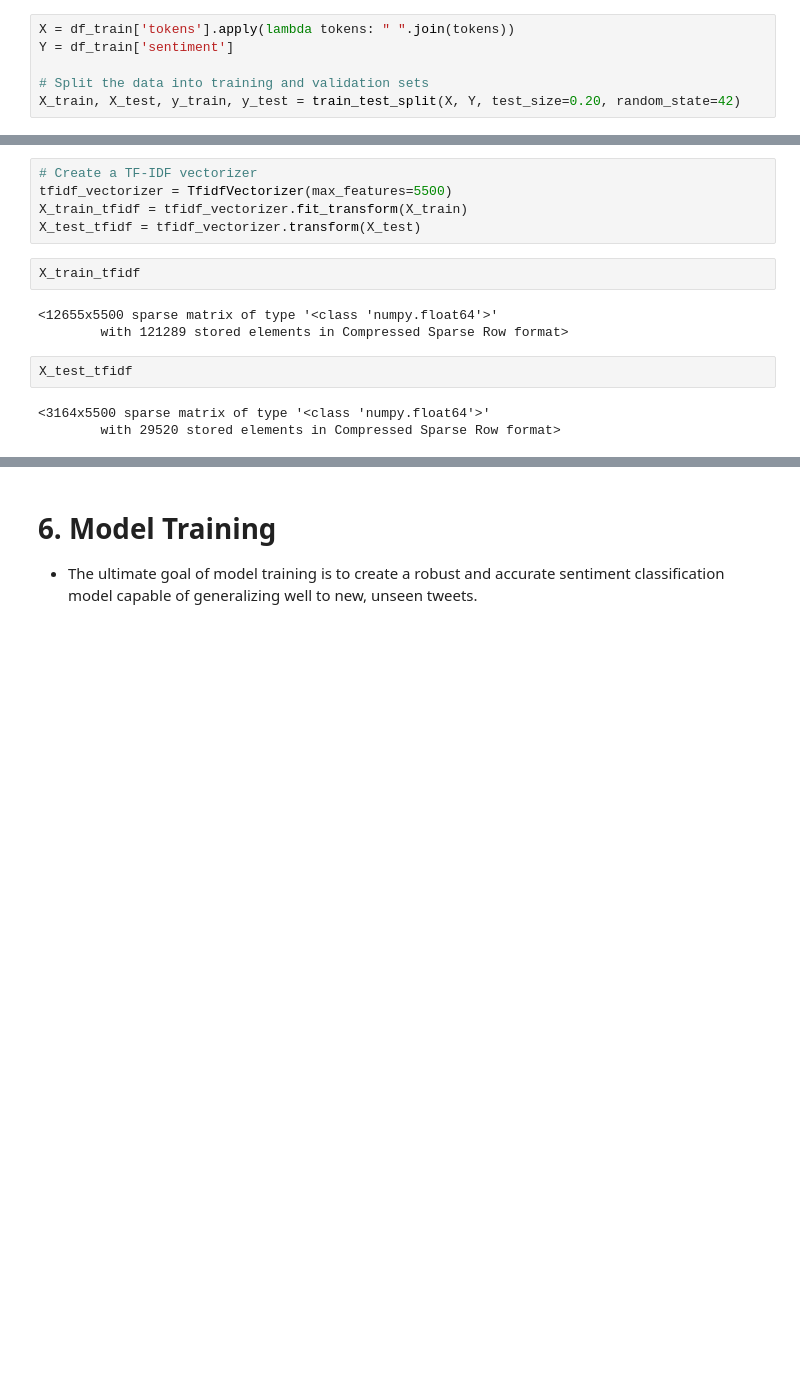
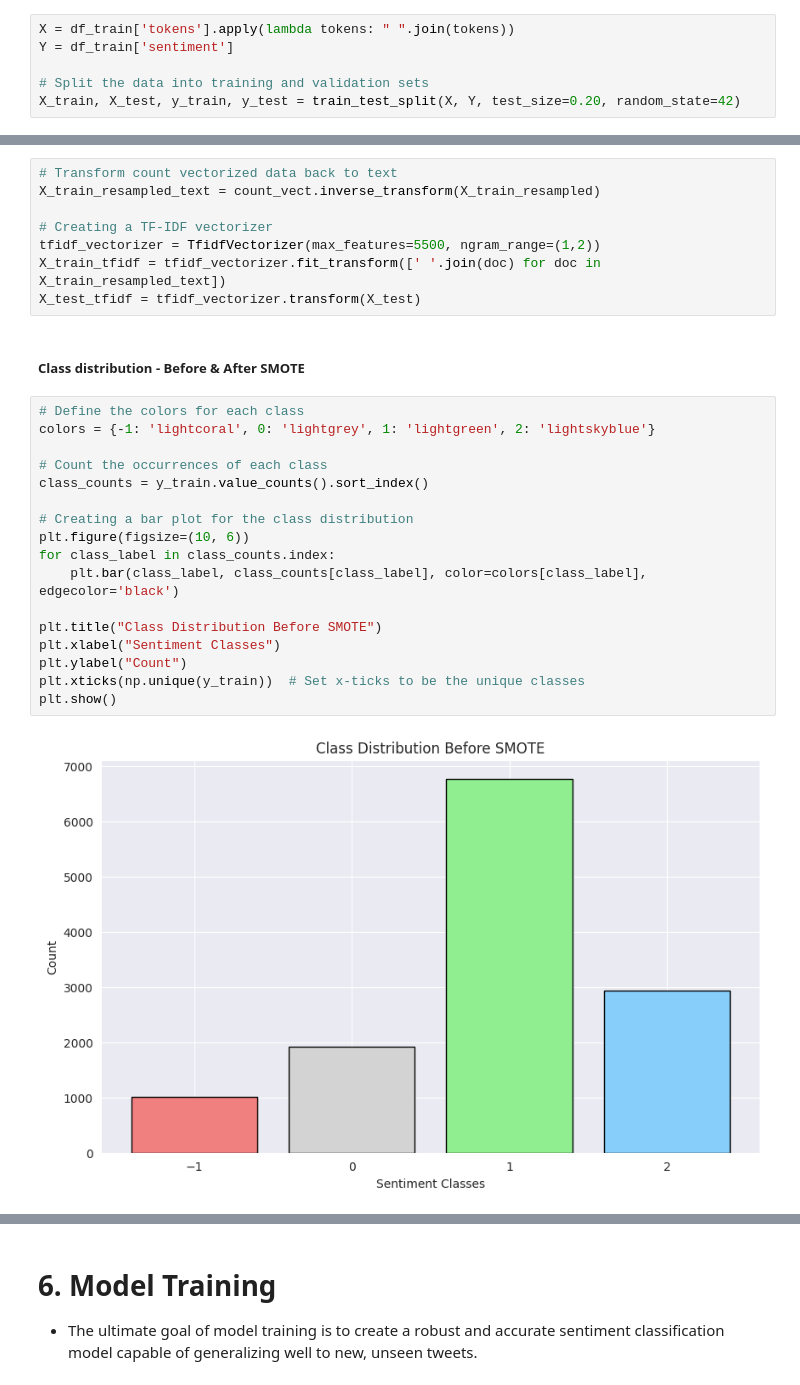
Before and after one commit to Sonkhe-Shongwe/Classification-Sprint-2307FTDS-Team-JL2, a Jupyter notebook: Temporary_Notebook.ipynb, the cells around one changed output, grey strips where cells are left out. Drawn from its saved outputs; the diff is of its cells as text; blank space fills up the shorter version.

```diff
--- a/Temporary_Notebook.ipynb
+++ b/Temporary_Notebook.ipynb
@@ -671,17 +788,31 @@ X_train, X_test, y_train, y_test = train_test_split(X, Y, test_size=0.20, random
 - **TF-IDF** assigns higher weights to words that are both frequently used within specific tweets and relatively rare across the entire dataset.
 -  This approach captures the distinctive language patterns within tweets, aiding in the accurate representation of textual data for sentiment analysis.
 # %%
-# Create a TF-IDF vectorizer
-tfidf_vectorizer = TfidfVectorizer(max_features=5500)
-X_train_tfidf = tfidf_vectorizer.fit_transform(X_train)
+# Transform count vectorized data back to text
+X_train_resampled_text = count_vect.inverse_transform(X_train_resampled)
+
+# Creating a TF-IDF vectorizer
+tfidf_vectorizer = TfidfVectorizer(max_features=5500, ngram_range=(1,2))
+X_train_tfidf = tfidf_vectorizer.fit_transform([' '.join(doc) for doc in X_train_resampled_text])
 X_test_tfidf = tfidf_vectorizer.transform(X_test)
-# %%
-X_train_tfidf
-# %% [output]
-<12655x5500 sparse matrix of type '<class 'numpy.float64'>'
-        with 121289 stored elements in Compressed Sparse Row format>
-# %%
-X_test_tfidf
-# %% [output]
-<3164x5500 sparse matrix of type '<class 'numpy.float64'>'
-        with 29520 stored elements in Compressed Sparse Row format>
+# %% [markdown]
+##### Class distribution - Before & After SMOTE
+# %%
+# Define the colors for each class
+colors = {-1: 'lightcoral', 0: 'lightgrey', 1: 'lightgreen', 2: 'lightskyblue'}
+
+# Count the occurrences of each class
+class_counts = y_train.value_counts().sort_index()
+
+# Creating a bar plot for the class distribution
+plt.figure(figsize=(10, 6))
+for class_label in class_counts.index:
+    plt.bar(class_label, class_counts[class_label], color=colors[class_label], edgecolor='black')
+
+plt.title("Class Distribution Before SMOTE")
+plt.xlabel("Sentiment Classes")
+plt.ylabel("Count")
+plt.xticks(np.unique(y_train))  # Set x-ticks to be the unique classes
+plt.show()
+# %% [output]
+[figure, added]
```
Also changed, not shown: parts of 83 cells of this notebook.
